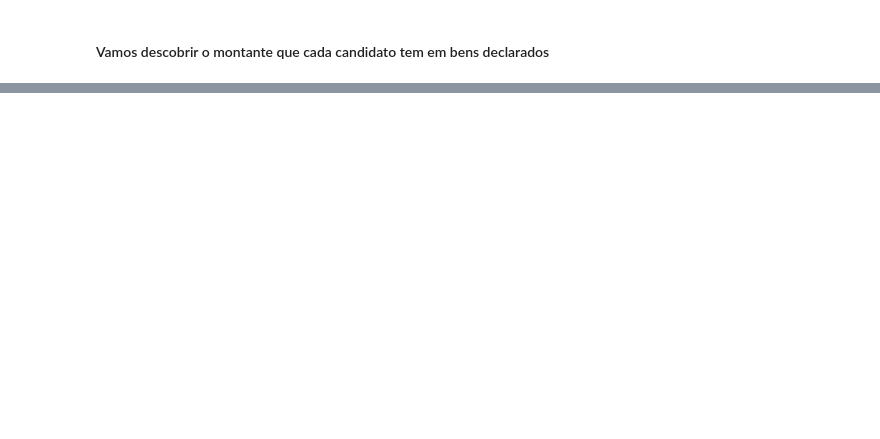
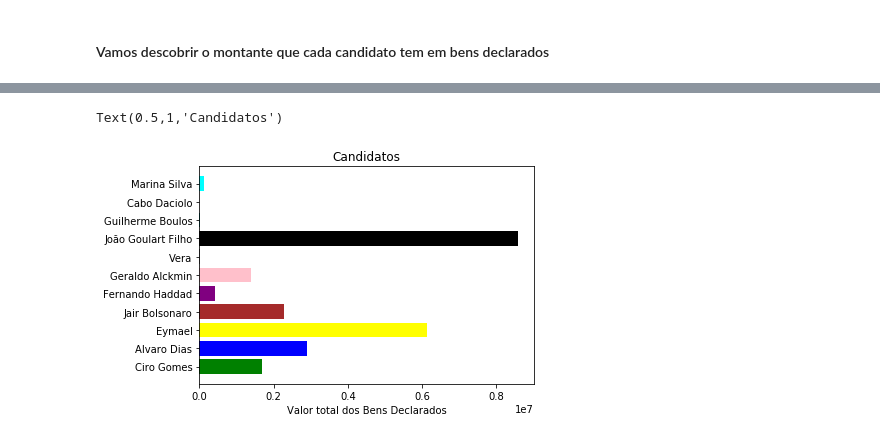
Before and after one commit to jcpsantos/teste_eleicoes_2018, a Jupyter notebook: candidatos_2018.ipynb, the cells around one changed output, grey strips where cells are left out. Drawn from its saved outputs; the diff is of its cells as text; code cells hidden in the pictures; blank space fills up the shorter version.

```diff
--- a/candidatos_2018.ipynb
+++ b/candidatos_2018.ipynb
@@ -526,0 +595,12 @@ bens_ciro_gomes.shape[0] - 1
+# %%
+#Verificando o gráfico sem João Amoêdo e Henrique Meirelles
+locations = [1, 2,3,4,5,6,7,8,9,10,11]
+heights = [ciro, alvaro_dias, eymael, bolsonaro, haddad, alckmin, vera, goulart, boulos, daciolo, marina]
+labels = ['Ciro Gomes', 'Alvaro Dias', 'Eymael', 'Jair Bolsonaro', 'Fernando Haddad', 'Geraldo Alckmin', 'Vera', 'João Goulart Filho',  'Guilherme Boulos', 'Cabo Daciolo', 'Marina Silva']
+colors = ['green', 'blue', 'yellow', 'brown', 'purple', 'pink', 'grey', 'black', 'teal', 'lime', 'cyan']
+plt.barh(locations, heights, align='center', color= colors, ecolor='black',tick_label=labels )
+plt.xlabel('Valor total dos Bens Declarados')
+plt.title('Candidatos')
+# %% [output]
+Text(0.5,1,'Candidatos')
+[figure, added]
```
Also changed, not shown: parts of 23 cells of this notebook.
